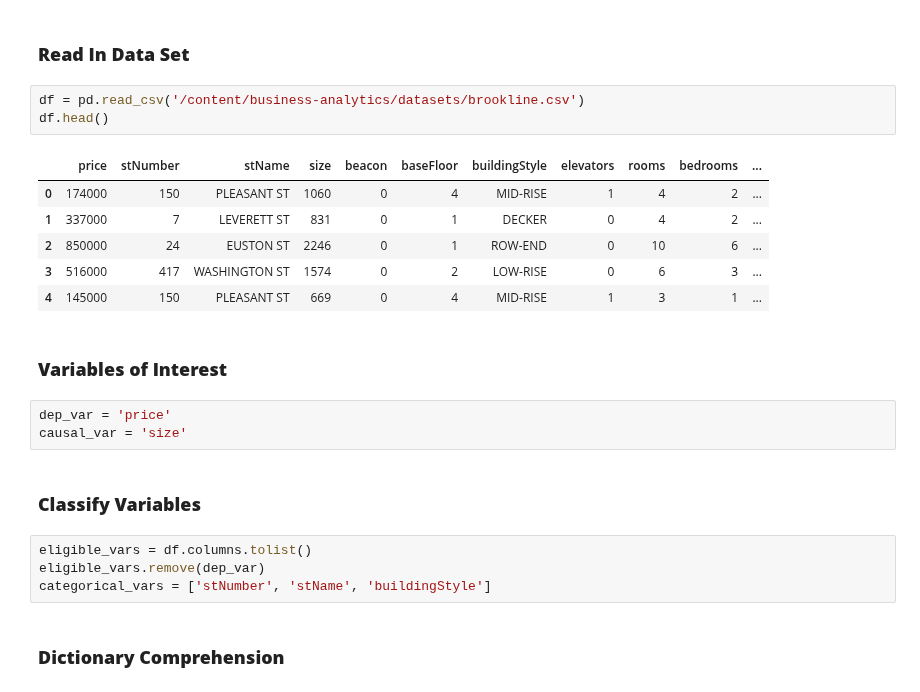
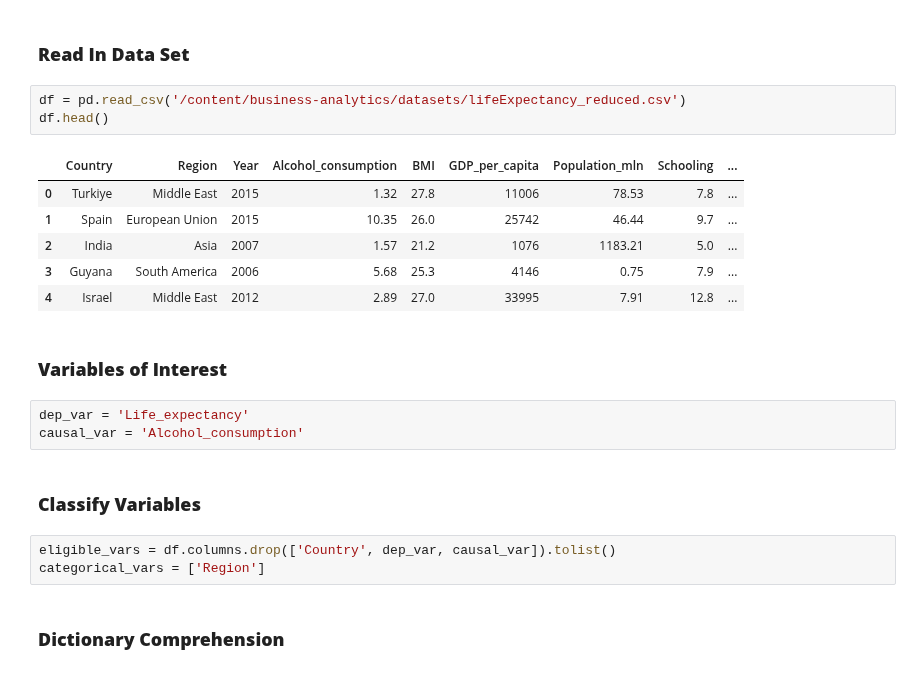
Before and after one commit to pharringtonp19/business-analytics, a Jupyter notebook: notebooks/regression/causality_selection.ipynb, the cells around one changed output. Drawn from its saved outputs; the diff is of its cells as text.

```diff
--- a/notebooks/regression/causality_selection.ipynb
+++ b/notebooks/regression/causality_selection.ipynb
@@ -29,26 +23,25 @@ from functools import partial
 # %% [markdown]
 ### **Read In Data Set**
 # %%
-df = pd.read_csv('/content/business-analytics/datasets/brookline.csv')
+df = pd.read_csv('/content/business-analytics/datasets/lifeExpectancy_reduced.csv')
 df.head()
 # %% [output]
-|  | price | stNumber | stName | size | beacon | baseFloor | buildingStyle | elevators | rooms | bedrooms | ... |
-| 0 | 174000 | 150 | PLEASANT ST | 1060 | 0 | 4 | MID-RISE | 1 | 4 | 2 | ... |
-| 1 | 337000 | 7 | LEVERETT ST | 831 | 0 | 1 | DECKER | 0 | 4 | 2 | ... |
-| 2 | 850000 | 24 | EUSTON ST | 2246 | 0 | 1 | ROW-END | 0 | 10 | 6 | ... |
-| 3 | 516000 | 417 | WASHINGTON ST | 1574 | 0 | 2 | LOW-RISE | 0 | 6 | 3 | ... |
-| 4 | 145000 | 150 | PLEASANT ST | 669 | 0 | 4 | MID-RISE | 1 | 3 | 1 | ... |
+|  | Country | Region | Year | Alcohol_consumption | BMI | GDP_per_capita | Population_mln | Schooling | ... |
+| 0 | Turkiye | Middle East | 2015 | 1.32 | 27.8 | 11006 | 78.53 | 7.8 | ... |
+| 1 | Spain | European Union | 2015 | 10.35 | 26.0 | 25742 | 46.44 | 9.7 | ... |
+| 2 | India | Asia | 2007 | 1.57 | 21.2 | 1076 | 1183.21 | 5.0 | ... |
+| 3 | Guyana | South America | 2006 | 5.68 | 25.3 | 4146 | 0.75 | 7.9 | ... |
+| 4 | Israel | Middle East | 2012 | 2.89 | 27.0 | 33995 | 7.91 | 12.8 | ... |
 # %% [markdown]
 ### **Variables of Interest**
 # %%
-dep_var = 'price'
-causal_var = 'size'
+dep_var = 'Life_expectancy'
+causal_var = 'Alcohol_consumption'
 # %% [markdown]
 ### **Classify Variables**
 # %%
-eligible_vars = df.columns.tolist()
-eligible_vars.remove(dep_var)
-categorical_vars = ['stNumber', 'stName', 'buildingStyle']
+eligible_vars = df.columns.drop(['Country', dep_var, causal_var]).tolist()
+categorical_vars = ['Region']
 # %% [markdown]
 ### **Dictionary Comprehension**
 # %%
```
Also changed, not shown: parts of 5 cells of this notebook.
